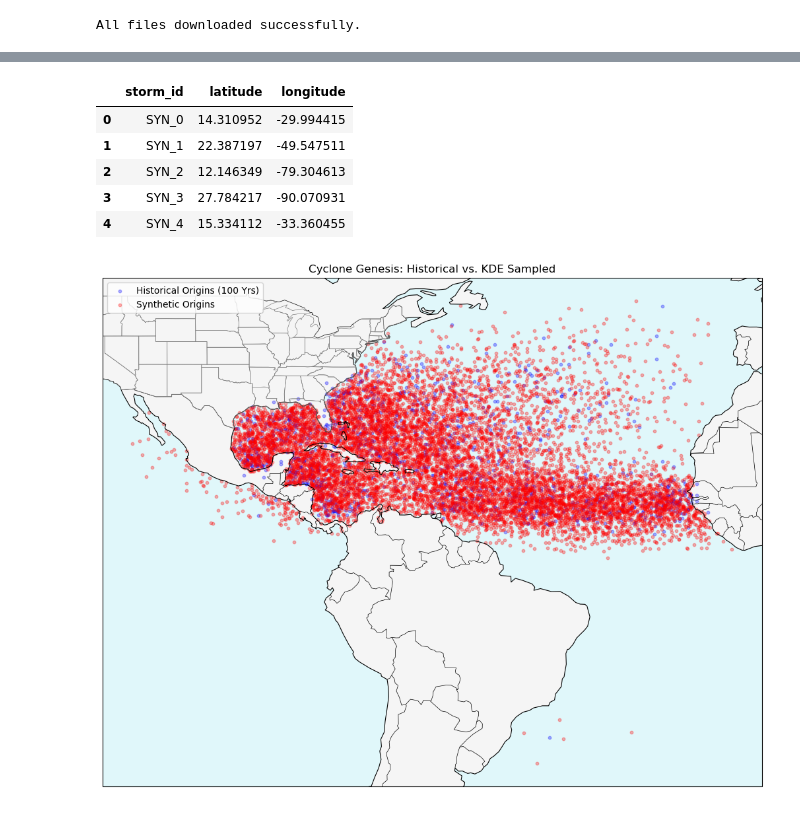
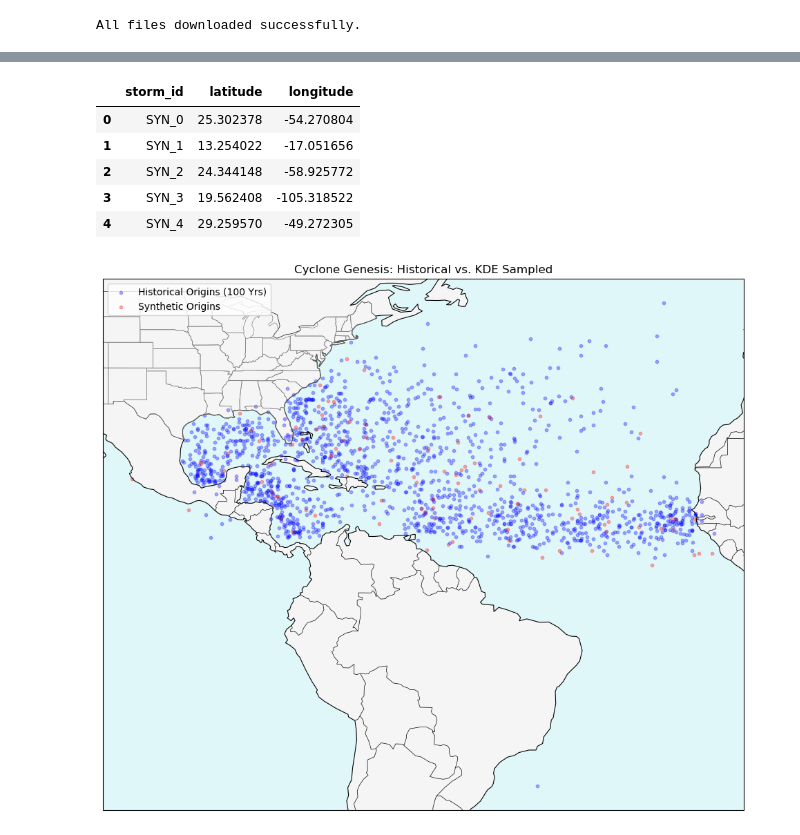
Before and after one commit to christianwirths/NatCat, a Jupyter notebook: notebooks/nb5_probabilistic_storms.ipynb, the cells around one changed output, grey strips where cells are left out. Drawn from its saved outputs; the diff is of its cells as text; code cells hidden in the pictures.

Commit message:
MCMC cyclone track generation & class based pipeline

```diff
--- a/notebooks/nb5_probabilistic_storms.ipynb
+++ b/notebooks/nb5_probabilistic_storms.ipynb
@@ -77,42 +34,44 @@ Loaded 1495 tracks.
 # %%
-tc_origib, historic_origin, kde = get_tc_origin(track_data, 10000)
+# Using a gaussian kde we can now generate synthetic genesis points.
+tc_origin, historic_origin, kde = generate_synthetic_tc_origin(track_data, 100)
+tc_origin.head()
+# %% [output]
+|  | storm_id | latitude | longitude |
+| 0 | SYN_0 | 25.302378 | -54.270804 |
+| 1 | SYN_1 | 13.254022 | -17.051656 |
+| 2 | SYN_2 | 24.344148 | -58.925772 |
+| 3 | SYN_3 | 19.562408 | -105.318522 |
+| 4 | SYN_4 | 29.259570 | -49.272305 |
-# %%
-tc_origib.head()
-# %% [output]
-|  | storm_id | latitude | longitude |
-| 0 | SYN_0 | 14.310952 | -29.994415 |
-| 1 | SYN_1 | 22.387197 | -49.547511 |
-| 2 | SYN_2 | 12.146349 | -79.304613 |
-| 3 | SYN_3 | 27.784217 | -90.070931 |
-| 4 | SYN_4 | 15.334112 | -33.360455 |
 # %%
+# Quickly plitting the historical and synthetic genesis points to see how well they match up
+
 import matplotlib.pyplot as plt
 import cartopy.crs as ccrs
 import cartopy.feature as cfeature
 
 fig = plt.figure(figsize=(14, 10))
 ax = plt.axes(projection=ccrs.PlateCarree())
 
 # Add Map Features
 ax.add_feature(cfeature.LAND, facecolor='#f5f5f5')
 ax.add_feature(cfeature.OCEAN, facecolor='#e0f7fa')
 ax.add_feature(cfeature.COASTLINE, linewidth=0.8)
 ax.add_feature(cfeature.BORDERS, linewidth=0.5)
 ax.add_feature(cfeature.STATES, linewidth=0.5, edgecolor='gray')
 #ax.set_extent(ax_extend, crs=ccrs.PlateCarree())
 # Plot historical in blue
 ax.scatter(historic_origin['longitude'], historic_origin['latitude'],
             c='blue', alpha=0.3, s=10, label='Historical Origins (100 Yrs)')
 
 # Plot synthetic in red
-ax.scatter(tc_origib['longitude'], tc_origib['latitude'],
+ax.scatter(tc_origin['longitude'], tc_origin['latitude'],
             c='red', alpha=0.3, s=10, label='Synthetic Origins')
 
 plt.title("Cyclone Genesis: Historical vs. KDE Sampled")
 plt.xlabel("Longitude")
 plt.ylabel("Latitude")
 plt.legend()
 plt.grid(True)
 plt.show()
 # %% [output]
-[figure, old version]
+[figure, new version]
```
Also changed, not shown: parts of 10 cells of this notebook, 3 other files.
